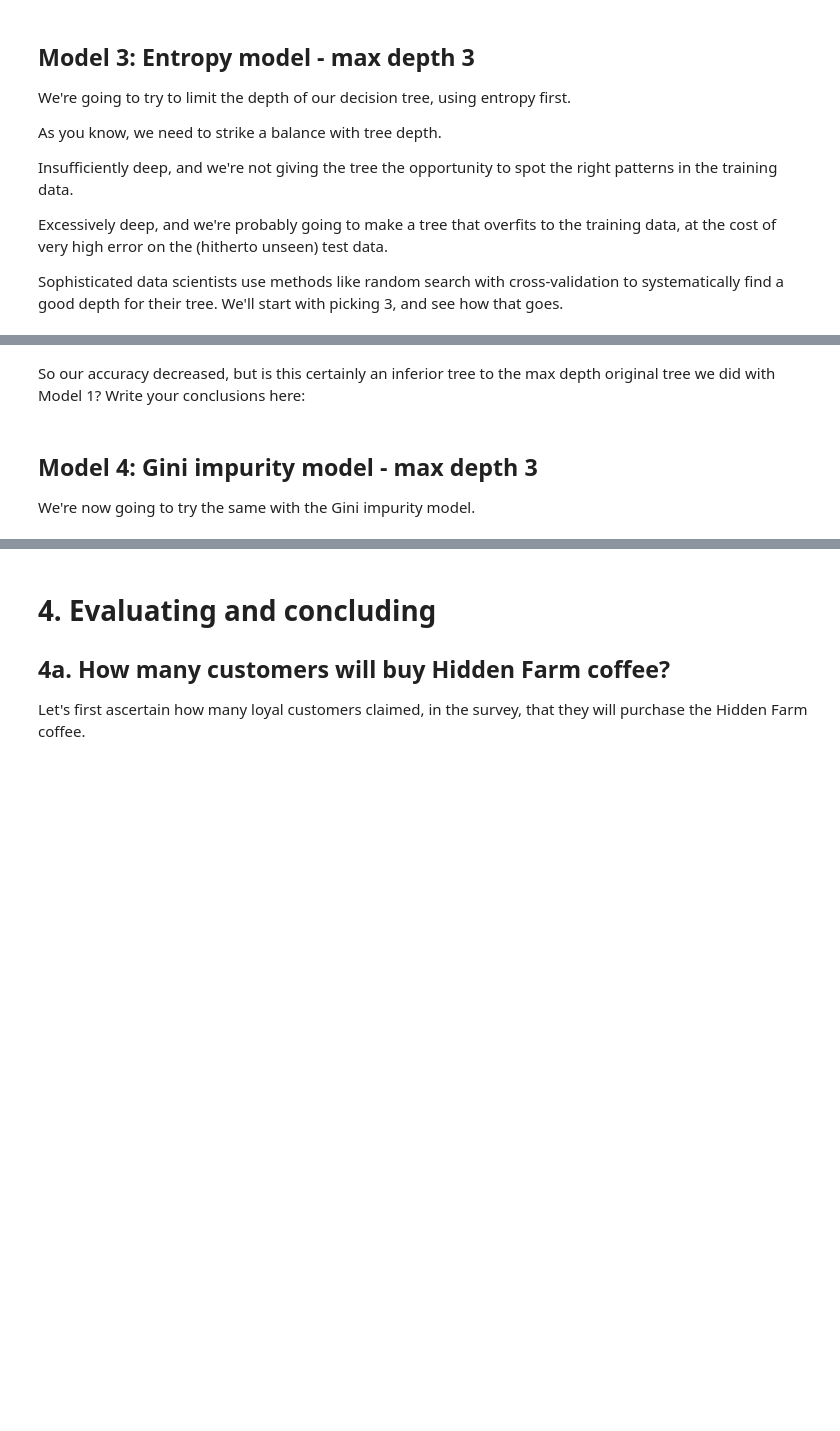
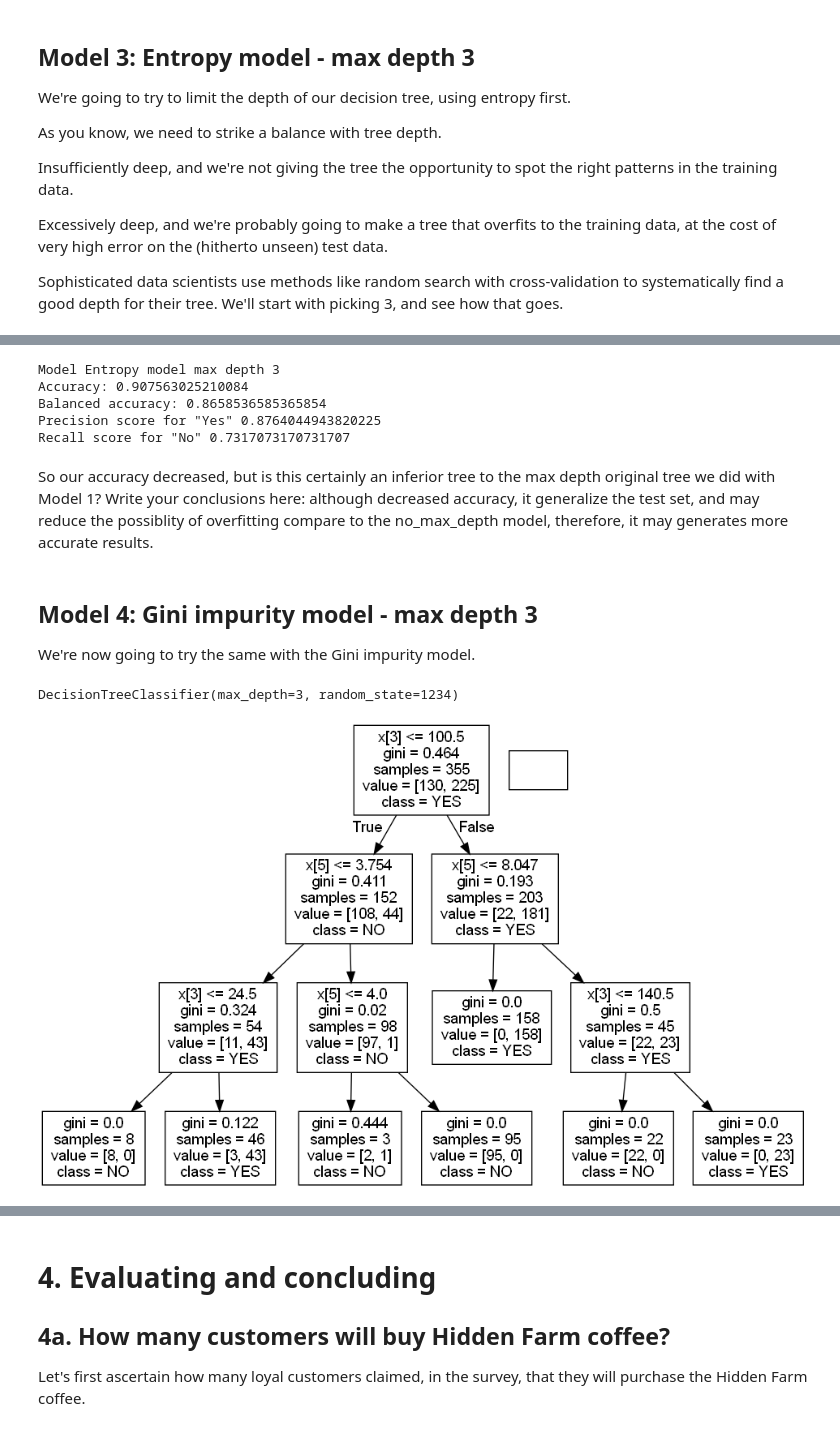
Before and after one commit to Gardenialover/dsc, a Jupyter notebook: unit 25.3 decision tree/1613148038_Springboard_Decision_Tree_Specialty_Coffee_Case_Study_28012021_2_/Springboard Decision Tree Specialty Coffee Case Study - Tier 3.ipynb, the cells around one changed output, grey strips where cells are left out. Cells and saved outputs as stored; diff of their text form; code cells hidden in the pictures; blank space fills up the shorter version.

```diff
--- a/unit 25.3 decision tree/1613148038_Springboard_Decision_Tree_Specialty_Coffee_Case_Study_28012021_2_/Springboard Decision Tree Specialty Coffee Case Study - Tier 3.ipynb
+++ b/unit 25.3 decision tree/1613148038_Springboard_Decision_Tree_Specialty_Coffee_Case_Study_28012021_2_/Springboard Decision Tree Specialty Coffee Case Study - Tier 3.ipynb
@@ -327,7 +335,10 @@ Index(['Age', 'Gender', 'num_coffeeBags_per_year', 'spent_last_week',
 # %%
 # Let's do our feature selection.
 # Make a variable called 'features', and a list containing the strings of every column except "Decision"
-features = ['Age', 'Gender', 'num_coffeeBags_per_year', 'spent_last_week','spent_last_month', 'salary', 'Distance', 'Online']
+features = [
+    'Age', 'Gender', 'num_coffeeBags_per_year', 'spent_last_week',
+    'spent_last_month', 'salary', 'Distance', 'Online'
+]
 
 # Make an explanatory variable called X, and assign it: NoPrediction[features]
 X = NOPrediction[features]
@@ -346,7 +357,10 @@ X = pd.get_dummies(X)
 ### 6. Further divide those subsets into train and test subsets for X and y respectively: X_train, X_test, y_train, y_test
 # %%
 # Call train_test_split on X, y. Make the test_size = 0.25, and random_state = 246
-X_train,X_test,y_train,y_test = train_test_split(X,y, test_size = 0.25, random_state = 246)
+X_train, X_test, y_train, y_test = train_test_split(X,
+                                                    y,
+                                                    test_size=0.25,
+                                                    random_state=246)
 # %% [markdown]
 # 3. Modelling
 It's useful to look at the scikit-learn documentation on decision trees https://scikit-learn.org/stable/modules/tree.html before launching into applying them. If you haven't seen them before, take a look at that link, in particular the section `1.10.5.`
@@ -463,4 +494,11 @@ Sophisticated data scientists use methods like random search with cross-validati
 # %%
 # Made a model as before, but call it entr_model2, and make the max_depth parameter equal to 3.
 # Execute the fitting, predicting, and Series operations as before
-_ _ _
+entr_model2 = tree.DecisionTreeClassifier(criterion="entropy",
+                                          random_state=42,
+                                          max_depth=3)
+entr_model2.fit(X_train, y_train)
+y_pred = entr_model2.predict(X_test)
+y_pred = pd.Series(y_pred)
+# Check out entr_model
+entr_model2
@@ -473,18 +517,33 @@ _ _ _
 # %%
 # Run this block for model evaluation
 print("Model Entropy model max depth 3")
-print("Accuracy:", metrics.accuracy_score(y_test,y_pred))
-print("Balanced accuracy:", metrics.balanced_accuracy_score(y_test,y_pred))
-print('Precision score for "Yes"' , metrics.precision_score(y_test,y_pred, pos_label = "YES"))
-print('Recall score for "No"' , metrics.recall_score(y_test,y_pred, pos_label = "NO"))
+print("Accuracy:", metrics.accuracy_score(y_test, y_pred))
+print("Balanced accuracy:", metrics.balanced_accuracy_score(y_test, y_pred))
+print('Precision score for "Yes"',
+      metrics.precision_score(y_test, y_pred, pos_label="YES"))
+print('Recall score for "No"',
+      metrics.recall_score(y_test, y_pred, pos_label="NO"))
+# %% [output]
+Model Entropy model max depth 3
+Accuracy: 0.907563025210084
+Balanced accuracy: 0.8658536585365854
+Precision score for "Yes" 0.8764044943820225
+Recall score for "No" 0.7317073170731707
 # %% [markdown]
-So our accuracy decreased, but is this certainly an inferior tree to the max depth original tree we did with Model 1? Write your conclusions here:
+So our accuracy decreased, but is this certainly an inferior tree to the max depth original tree we did with Model 1? Write your conclusions here: although decreased accuracy, it generalize the test set, and may reduce the possiblity of overfitting compare to the no_max_depth model, therefore, it may generates more accurate results.
 # %% [markdown]
 ## Model 4: Gini impurity  model - max depth 3
 We're now going to try the same with the Gini impurity model.
 # %%
 # As before, make a variable, but call it gini_model2, and ensure the max_depth parameter is set to 3
-_ _ _ = _ _ _._ _ _(_ _ _ ='_ _ _ ', _ _ _ = 1234, _ _ _  = _ _ _ )
-
+gini_model2 = tree.DecisionTreeClassifier(criterion="gini",
+                                          random_state=1234,
+                                          max_depth=3)
 # Do the fit, predict, and series transformations as before.
-_ _ _
+gini_model2.fit(X_train, y_train)
+y_pred = gini_model2.predict(X_test)
+y_pred = pd.Series(y_pred)
+# Check out entr_model
+gini_model2
+# %% [output]
+DecisionTreeClassifier(max_depth=3, random_state=1234)
@@ -498,2 +550,15 @@ _ _ _
+# %%
+dot_data = StringIO()
+tree.export_graphviz(gini_model2,
+                     out_file=dot_data,
+                     class_names=gini_model2.classes_)
+
+# Alternatively for class_names use entr_model.classes_
+graph = pydotplus.graph_from_dot_data(dot_data.getvalue())
+Image(graph.create_png())
+
+# Alternatively for class_names use gini_model2.classes_
+# %% [output]
+[figure, added]
 # %%
 print("Gini impurity  model - max depth 3")
```
Also changed, not shown: parts of 40 cells of this notebook.
